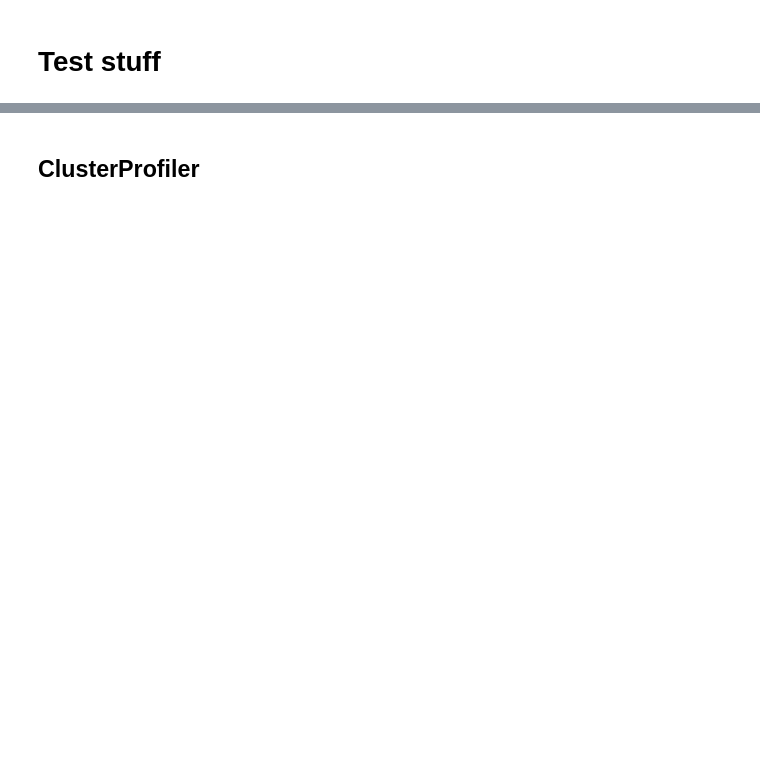
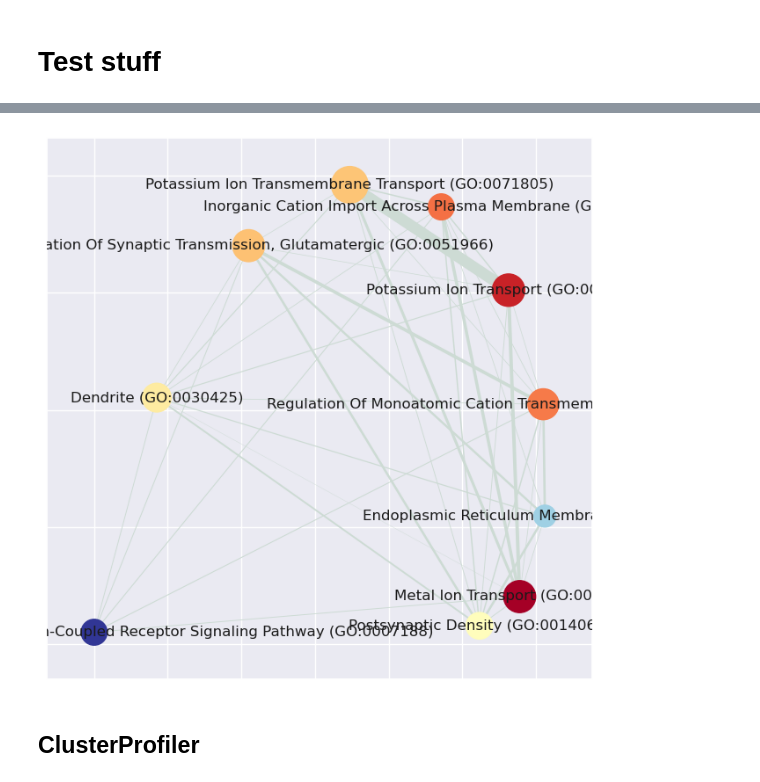
Before and after one commit to pdegen/SynEnrich, a Jupyter notebook: workflow/notebooks/main.ipynb, the cells around one changed output, grey strips where cells are left out. Cells and saved outputs as stored; diff of their text form; code cells hidden in the pictures; blank space fills up the shorter version.

```diff
--- a/workflow/notebooks/main.ipynb
+++ b/workflow/notebooks/main.ipynb
@@ -748,2 +796,5 @@ for metric in metrics:
 # %% [markdown]
 # Test stuff
+# %%
+tab = pd.read_csv(f"../../results/{project_name}/syn.gseapy.s2n.GO.met.Inh_Meis2.P14.p19rc.csv", index_col=0)
+tab_cl = pd.read_csv(f"../../results/{project_name}/syn.clusterProfiler.s2n.GO.met.Inh_Meis2.P14.p19rc.csv", index_col=0)
@@ -749,0 +836,15 @@ for metric in metrics:
+# %%
+import gseapy as gp
+tab = tab.rename({"Description":"Term"}, axis=1)
+nodes, edges = gp.enrichment_map(tab, column="qvalue", cutoff=0.05, top_term=10)
+# %%
+# build graph
+G = nx.from_pandas_edgelist(edges,
+                            source='src_idx',
+                            target='targ_idx',
+                            edge_attr=['jaccard_coef', 'overlap_coef', 'overlap_genes'])
+
+# Add missing node if there is any
+for node in nodes.index:
+    if node not in G.nodes():
+        G.add_node(node)
@@ -750,3 +866,28 @@ for metric in metrics:
+# %%
+fig, ax = plt.subplots(figsize=(8, 8))
+
+# init node cooridnates
+pos=nx.layout.spiral_layout(G)
+#node_size = nx.get_node_attributes()
+# draw node
+nx.draw_networkx_nodes(G,
+                       pos=pos,
+                       cmap=plt.cm.RdYlBu,
+                       node_color=list(nodes.NES),
+                       node_size=list(nodes.Hits_ratio *1000))
+# draw node label
+nx.draw_networkx_labels(G,
+                        pos=pos,
+                        labels=nodes.Term.to_dict())
+# draw edge
+edge_weight = nx.get_edge_attributes(G, 'jaccard_coef').values()
+nx.draw_networkx_edges(G,
+                       pos=pos,
+                       width=list(map(lambda x: x*10, edge_weight)),
+                       edge_color='#CDDBD4')
+plt.show()
+# %% [output]
+[figure, added]
 # %% [markdown]
 ## ClusterProfiler
 # %%
```
Also changed, not shown: parts of 19 cells of this notebook, 1 other file.
